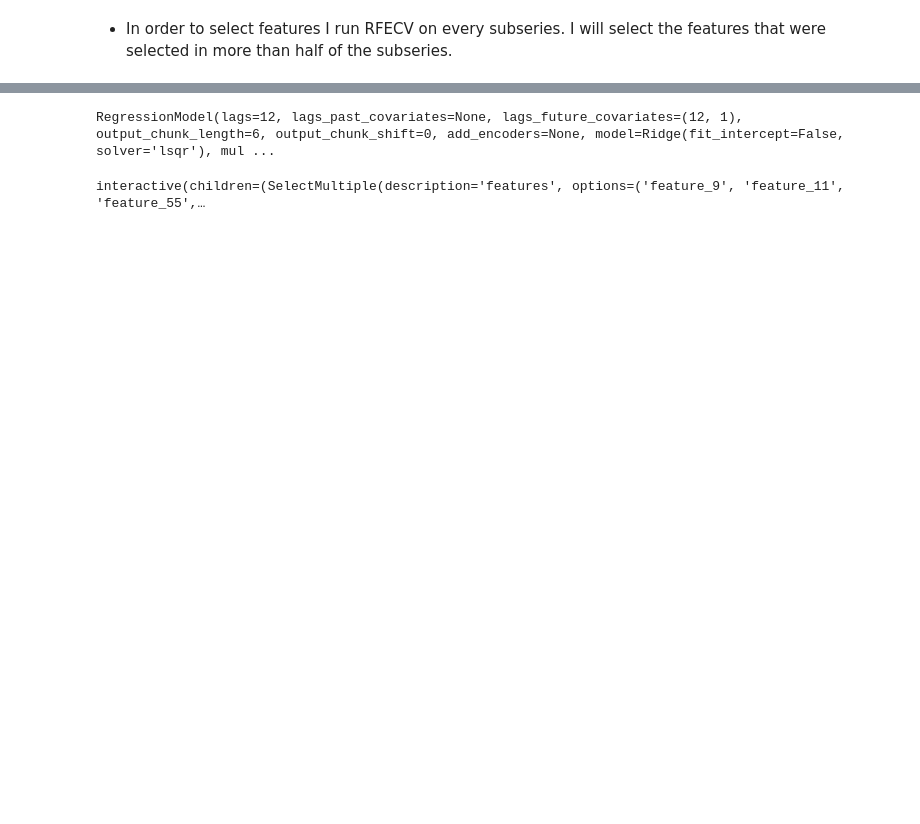
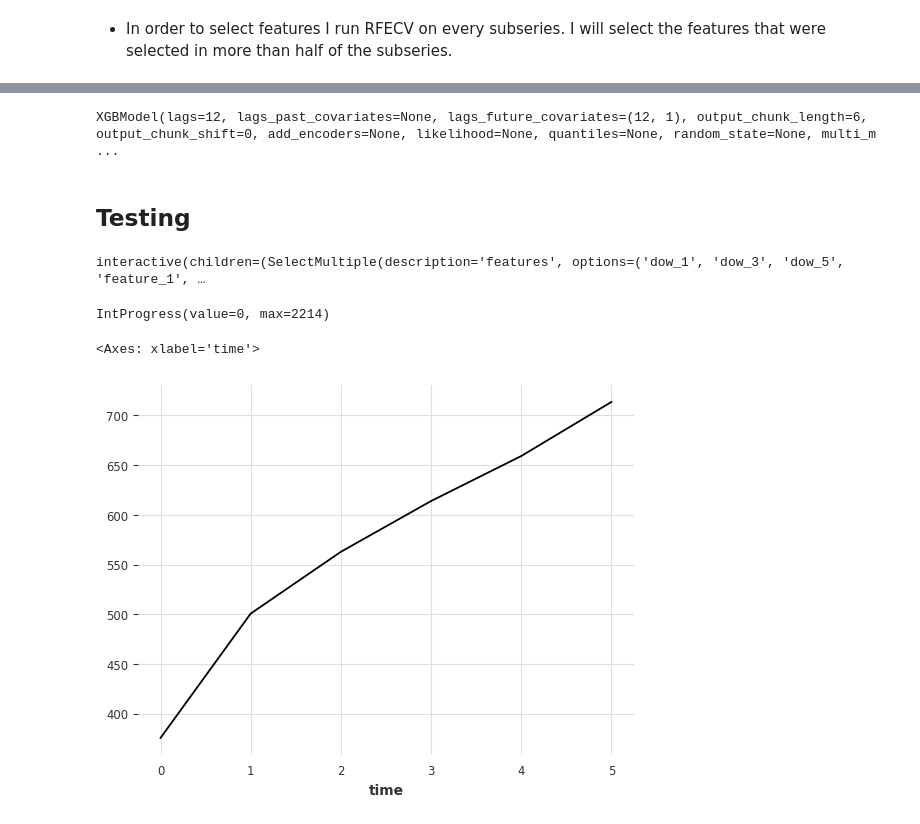
Before and after one commit to DHI/WaterBench-TimeSeries-WWTPINflow, a Jupyter notebook: code/example.ipynb, the cells around one changed output, grey strips where cells are left out. Cells and saved outputs as stored; diff of their text form; code cells hidden in the pictures; blank space fills up the shorter version.

```diff
--- a/code/example.ipynb
+++ b/code/example.ipynb
@@ -151,7 +142,7 @@ def generate_datetime_ts(subts: TimeSeries):
     return TimeSeries.from_dataframe(datetime_features)
 
 
-datetime_covariates = [generate_poly_ts(s) for s in subseries]
+datetime_covariates = [generate_datetime_ts(s) for s in subseries]
 # %%
 expanded_covariates_subseries = [
     dcv.concatenate(pcv, axis=1)
@@ -220,7 +251,7 @@ selected_test_future_covariates = test_future_covariates[selected_feature_names]
 # %%
-model.fit(
+candidate.model.fit(
     train,
     future_covariates=selected_train_future_covariates,
 )
 # %% [output]
-RegressionModel(lags=12, lags_past_covariates=None, lags_future_covariates=(12, 1), output_chunk_length=6, output_chunk_shift=0, add_encoders=None, model=Ridge(fit_intercept=False, solver='lsqr'), mul ...
+XGBModel(lags=12, lags_past_covariates=None, lags_future_covariates=(12, 1), output_chunk_length=6, output_chunk_shift=0, add_encoders=None, likelihood=None, quantiles=None, random_state=None, multi_m ...
@@ -231,23 +258,26 @@ feature_i = SelectMultiple(options=selected_feature_names)
+# %% [markdown]
+## Testing
 # %%
+feature_i = SelectMultiple(options=selected_feature_names)
+
+
 @interact(features=feature_i)
 def plot_forecast(features):
-    pred_horizon = 6
-
-    arbitrary_breakpoints = [18, 20, 25, 35, 58]  # test set has 70 points
+    arbitrary_breakpoints = [18, 25, 30, 32, 58]  # test set has 70 points
     fig, axes = plt.subplots(
         2, len(arbitrary_breakpoints), figsize=(15, 5), sharey="row", sharex="col"
     )
     for i, n_split in enumerate(arbitrary_breakpoints):
         test_in, test_out = test.split_before(n_split)
 
-        predicted_inflow = model.predict(
+        predicted_inflow = candidate.model.predict(
             series=test_in,
-            n=pred_horizon,
+            n=output_chunk_length,
             future_covariates=selected_test_future_covariates,
         )
 
         actual_inflow = TimeSeries.from_series(
-            test_in.append(test_out[predicted_inflow.time_index]).pd_series()
+            test_in.append(test_out[predicted_inflow.time_index]).to_series()
         ).slice_n_points_before(end_ts=predicted_inflow.time_index[-1], n=14)
 
         predicted_inflow.plot(label="pred", ax=axes[0, i])
@@ -262,4 +292,39 @@ def plot_forecast(features):
 
     plt.tight_layout()
 # %% [output]
-interactive(children=(SelectMultiple(description='features', options=('feature_9', 'feature_11', 'feature_55',…
+interactive(children=(SelectMultiple(description='features', options=('dow_1', 'dow_3', 'dow_5', 'feature_1', …
+# %%
+n_steps = len(test) - n_lags - output_chunk_length
+
+pbar2 = IntProgress(min=0, max=n_steps)
+display(pbar2)
+
+errors = []
+for t in range(n_steps):
+    test_in, test_out = test.split_before(t + n_lags)
+    pred = candidate.model.predict(
+        output_chunk_length,
+        series=test_in,
+        future_covariates=selected_test_future_covariates,
+    )
+
+    actual_pred = np.expm1(pred.values())
+    actual_values = np.expm1(test_out.slice_intersect(pred).values())
+
+    error = actual_values - actual_pred
+    errors.append(TimeSeries.from_values(values=error, columns=["error"]))
+
+    pbar2.value += 1
+# %% [output]
+IntProgress(value=0, max=2214)
+# %%
+def rmse(x):
+    return np.sqrt(np.mean(x**2))
+
+
+pd.concat([e.to_dataframe() for e in errors]).reset_index().groupby("time").apply(
+    rmse, include_groups=False
+).plot()
+# %% [output]
+<Axes: xlabel='time'>
+[figure, added]
```
Also changed, not shown: parts of 20 cells of this notebook, 1 other file.
